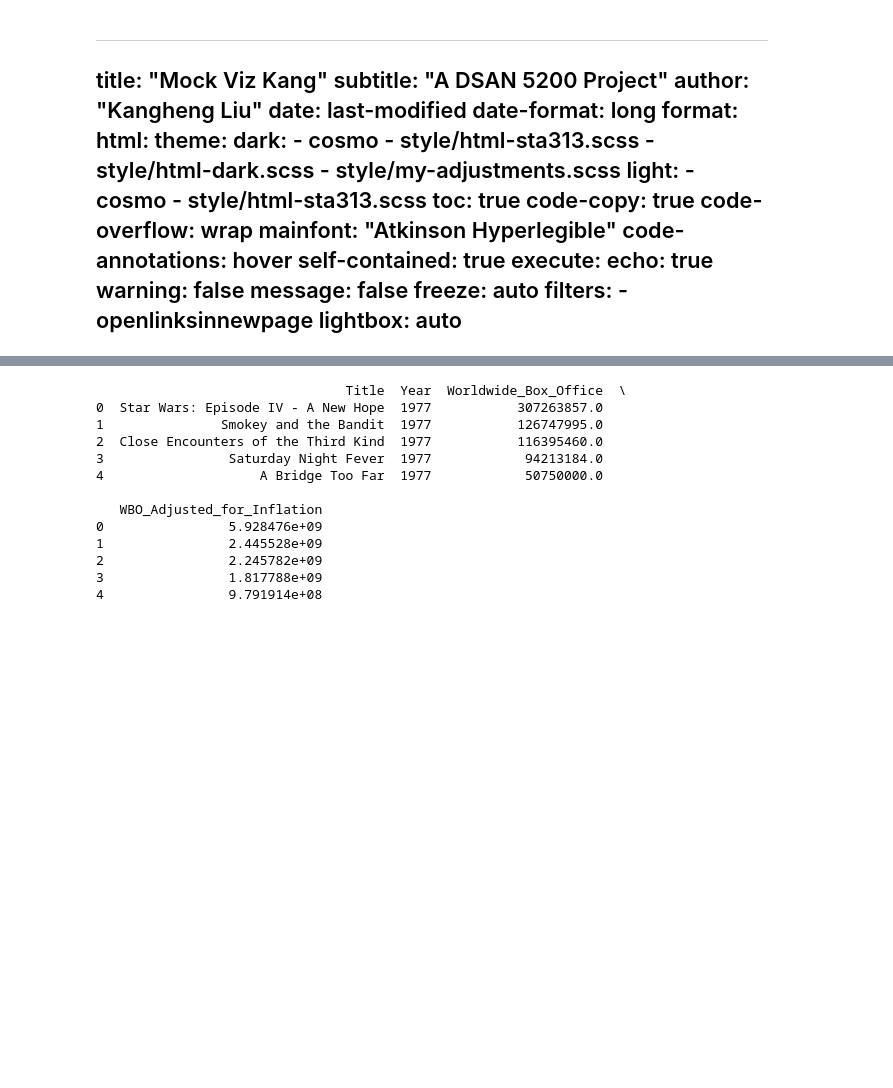
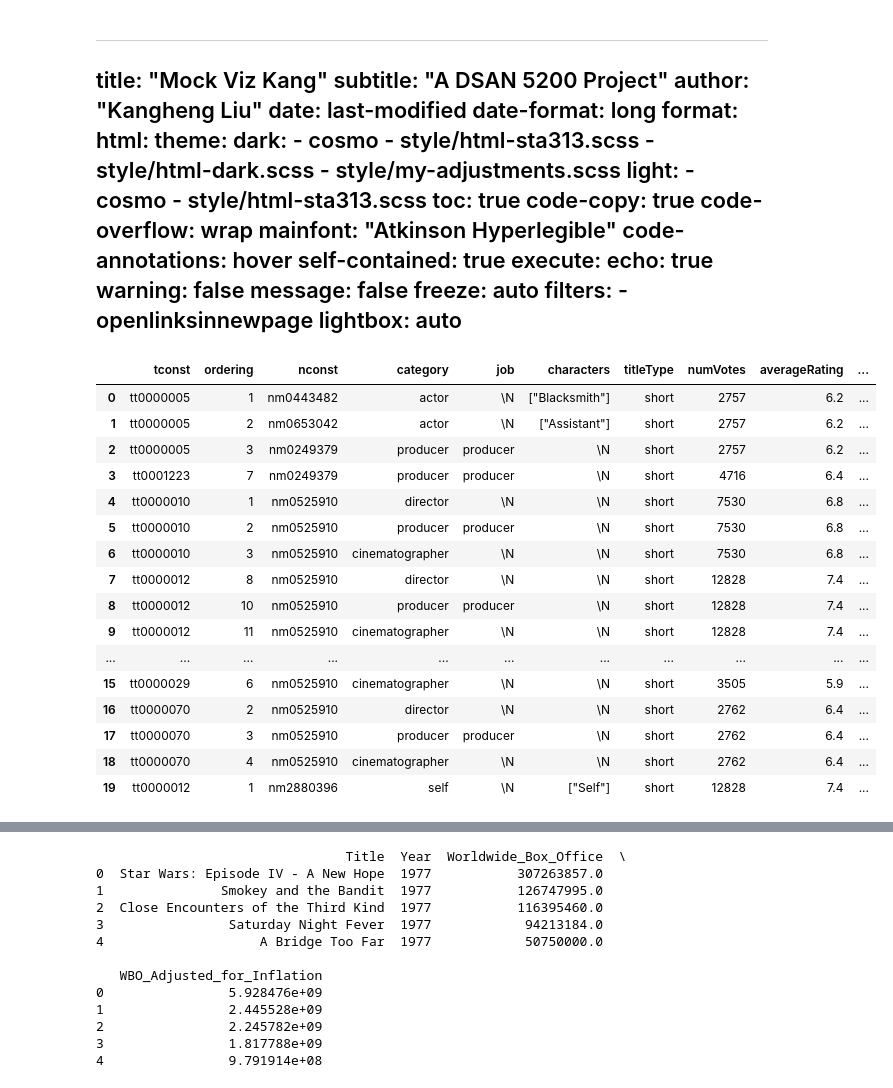
Before and after one commit to wmcgloin/movie_project, a Jupyter notebook: docs/mock_viz_kang.ipynb, the cells around one changed output, grey strips where cells are left out. Drawn from its saved outputs; the diff is of its cells as text; code cells hidden in the pictures; blank space fills up the shorter version.

```diff
--- a/docs/mock_viz_kang.ipynb
+++ b/docs/mock_viz_kang.ipynb
@@ -50,3 +50,24 @@ movie_level_data_with_sentiment = pd.read_csv('../data/clean_data/movie_level_da
 movie_level_data = pd.read_csv('../data/clean_data/movie_level_data.csv')
 financial_info = pd.read_csv('../data/clean_data/financial_info.csv')
 all_locations = pd.read_csv('../data/clean_data/all_locations.csv')
+cast_and_crew = pd.concat([cast_and_crew1, cast_and_crew2], axis=0)
+# %%
+cast_and_crew.head(20)
+# %% [output]
+|  | tconst | ordering | nconst | category | job | characters | titleType | numVotes | averageRating | ... |
+| 0 | tt0000005 | 1 | nm0443482 | actor | \N | ["Blacksmith"] | short | 2757 | 6.2 | ... |
+| 1 | tt0000005 | 2 | nm0653042 | actor | \N | ["Assistant"] | short | 2757 | 6.2 | ... |
+| 2 | tt0000005 | 3 | nm0249379 | producer | producer | \N | short | 2757 | 6.2 | ... |
+| 3 | tt0001223 | 7 | nm0249379 | producer | producer | \N | short | 4716 | 6.4 | ... |
+| 4 | tt0000010 | 1 | nm0525910 | director | \N | \N | short | 7530 | 6.8 | ... |
+| 5 | tt0000010 | 2 | nm0525910 | producer | producer | \N | short | 7530 | 6.8 | ... |
+| 6 | tt0000010 | 3 | nm0525910 | cinematographer | \N | \N | short | 7530 | 6.8 | ... |
+| 7 | tt0000012 | 8 | nm0525910 | director | \N | \N | short | 12828 | 7.4 | ... |
+| 8 | tt0000012 | 10 | nm0525910 | producer | producer | \N | short | 12828 | 7.4 | ... |
+| 9 | tt0000012 | 11 | nm0525910 | cinematographer | \N | \N | short | 12828 | 7.4 | ... |
+| ... | ... | ... | ... | ... | ... | ... | ... | ... | ... | ... |
+| 15 | tt0000029 | 6 | nm0525910 | cinematographer | \N | \N | short | 3505 | 5.9 | ... |
+| 16 | tt0000070 | 2 | nm0525910 | director | \N | \N | short | 2762 | 6.4 | ... |
+| 17 | tt0000070 | 3 | nm0525910 | producer | producer | \N | short | 2762 | 6.4 | ... |
+| 18 | tt0000070 | 4 | nm0525910 | cinematographer | \N | \N | short | 2762 | 6.4 | ... |
+| 19 | tt0000012 | 1 | nm2880396 | self | \N | ["Self"] | short | 12828 | 7.4 | ... |
```
Also changed, not shown: parts of 4 cells of this notebook, 3 other files.
